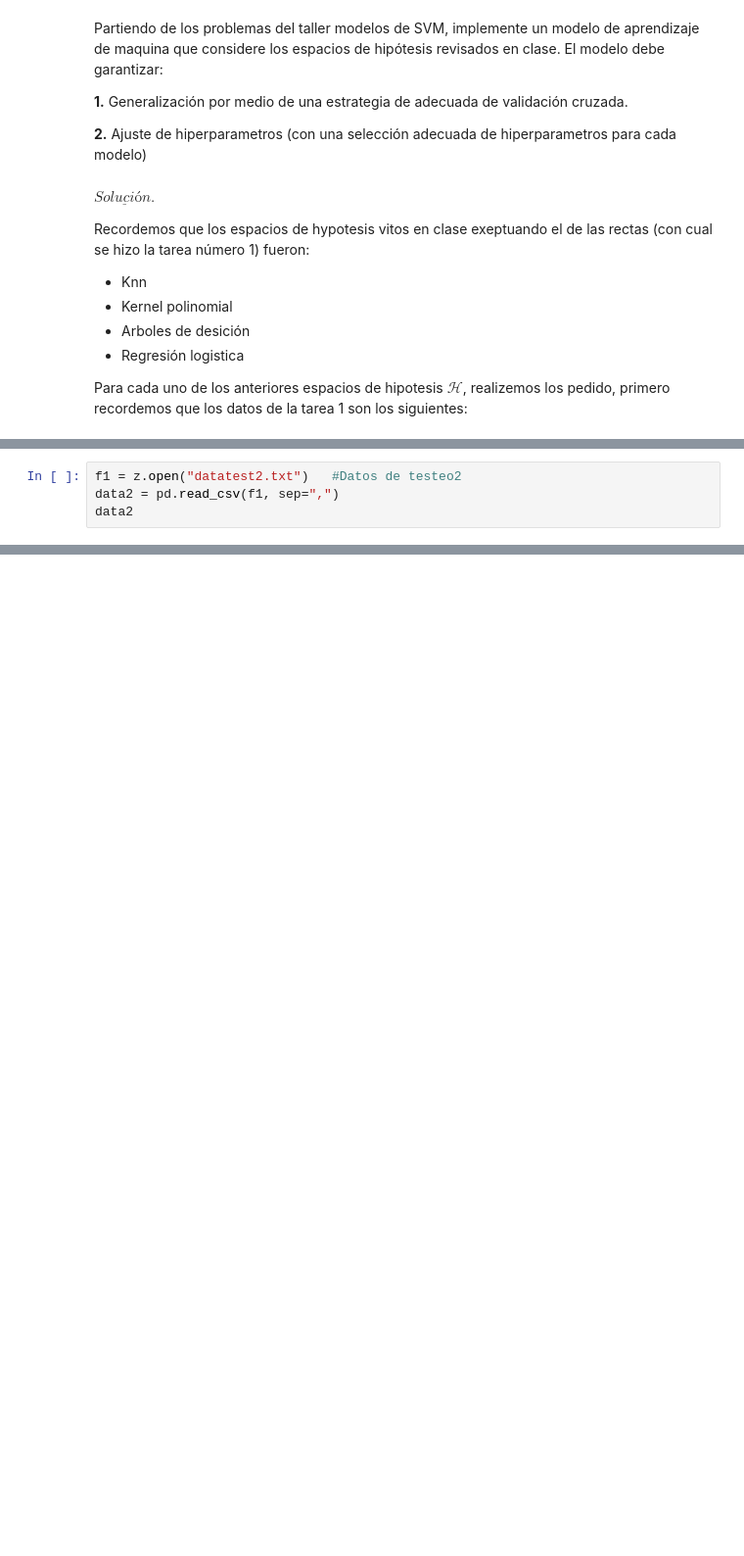
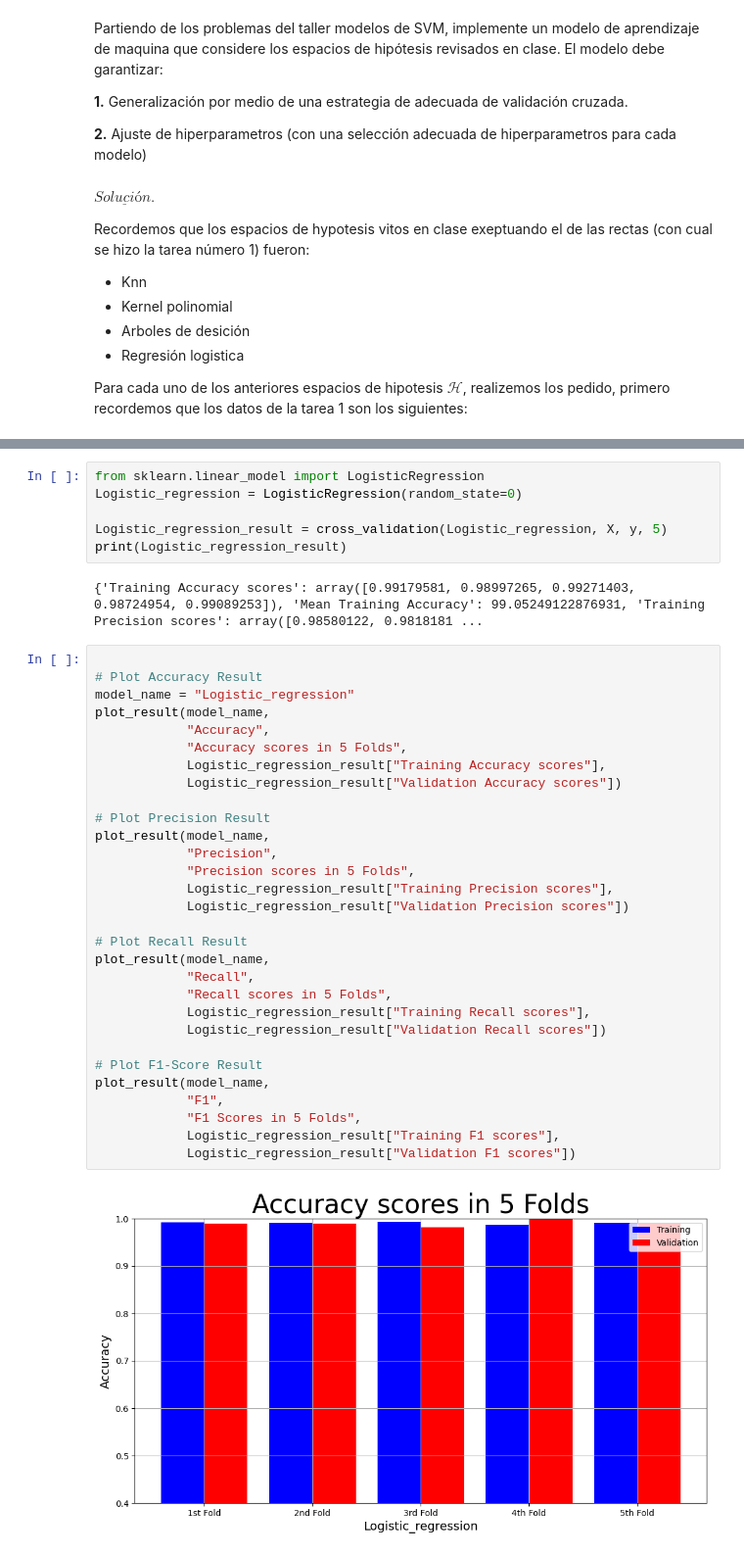
Before and after one commit to brromeroc/Tallermodelosdeapredizaje, a Jupyter notebook: Taller_modelos_de_aprendizaje.ipynb, the cells around one changed output, grey strips where cells are left out. Shown at 98% size. Cells and saved outputs as stored; diff of their text form; blank space fills up the shorter version.

```diff
--- a/Taller_modelos_de_aprendizaje.ipynb
+++ b/Taller_modelos_de_aprendizaje.ipynb
@@ -51,4 +24,0 @@ z = zipfile.ZipFile(io.BytesIO(r.content))
-# %%
-f1 = z.open("datatest2.txt")   #Datos de testeo2
-data2 = pd.read_csv(f1, sep=",")
-data2
@@ -105,0 +151,40 @@ NameError: ignored
+# %%
+from sklearn.linear_model import LogisticRegression
+Logistic_regression = LogisticRegression(random_state=0)
+
+Logistic_regression_result = cross_validation(Logistic_regression, X, y, 5)
+print(Logistic_regression_result)
+# %% [output]
+{'Training Accuracy scores': array([0.99179581, 0.98997265, 0.99271403, 0.98724954, 0.99089253]), 'Mean Training Accuracy': 99.05249122876931, 'Training Precision scores': array([0.98580122, 0.9818181 ...
+# %%
+
+# Plot Accuracy Result
+model_name = "Logistic_regression"
+plot_result(model_name,
+            "Accuracy",
+            "Accuracy scores in 5 Folds",
+            Logistic_regression_result["Training Accuracy scores"],
+            Logistic_regression_result["Validation Accuracy scores"])
+
+# Plot Precision Result
+plot_result(model_name,
+            "Precision",
+            "Precision scores in 5 Folds",
+            Logistic_regression_result["Training Precision scores"],
+            Logistic_regression_result["Validation Precision scores"])
+
+# Plot Recall Result
+plot_result(model_name,
+            "Recall",
+            "Recall scores in 5 Folds",
+            Logistic_regression_result["Training Recall scores"],
+            Logistic_regression_result["Validation Recall scores"])
+
+# Plot F1-Score Result
+plot_result(model_name,
+            "F1",
+            "F1 Scores in 5 Folds",
+            Logistic_regression_result["Training F1 scores"],
+            Logistic_regression_result["Validation F1 scores"])
+# %% [output]
+[figure, added]
```
Also changed, not shown: parts of 39 cells of this notebook.
